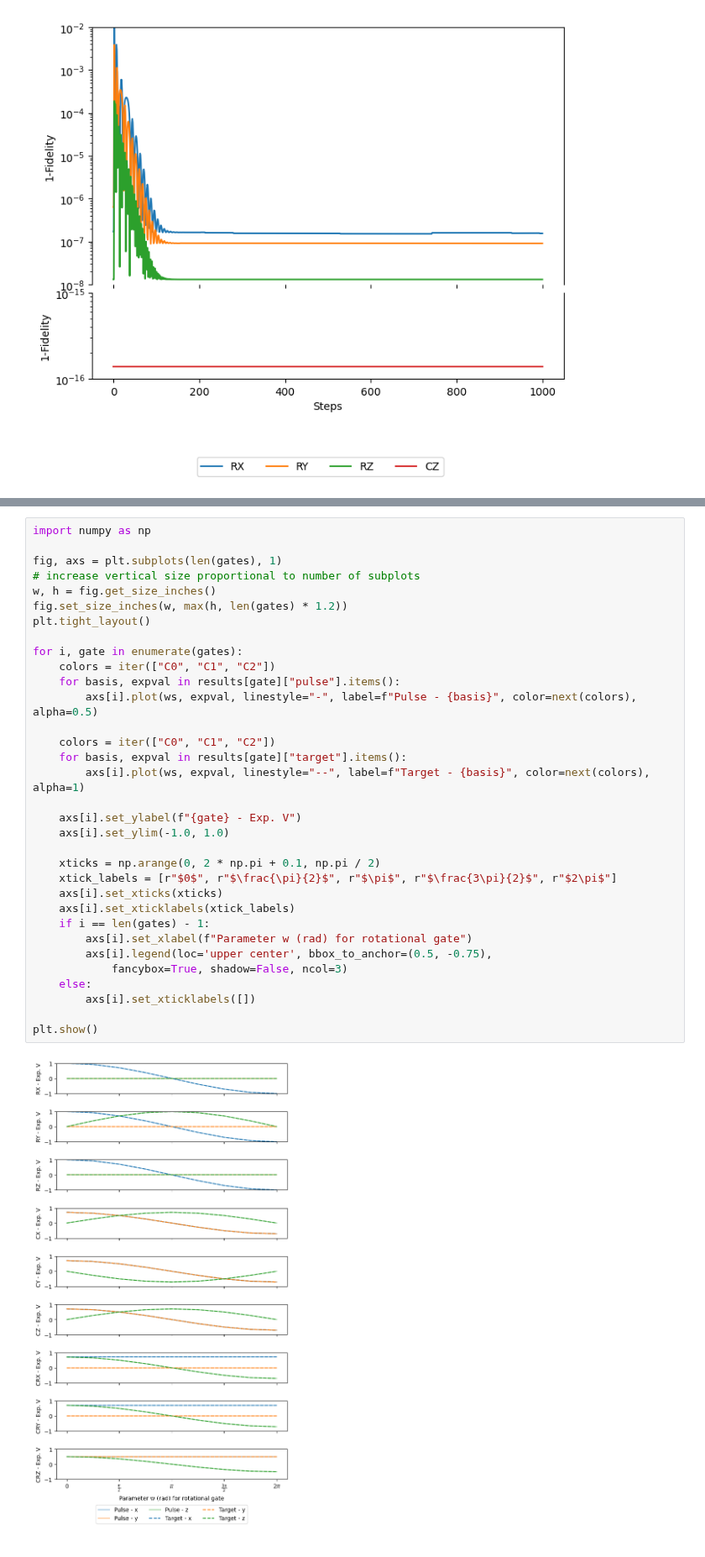
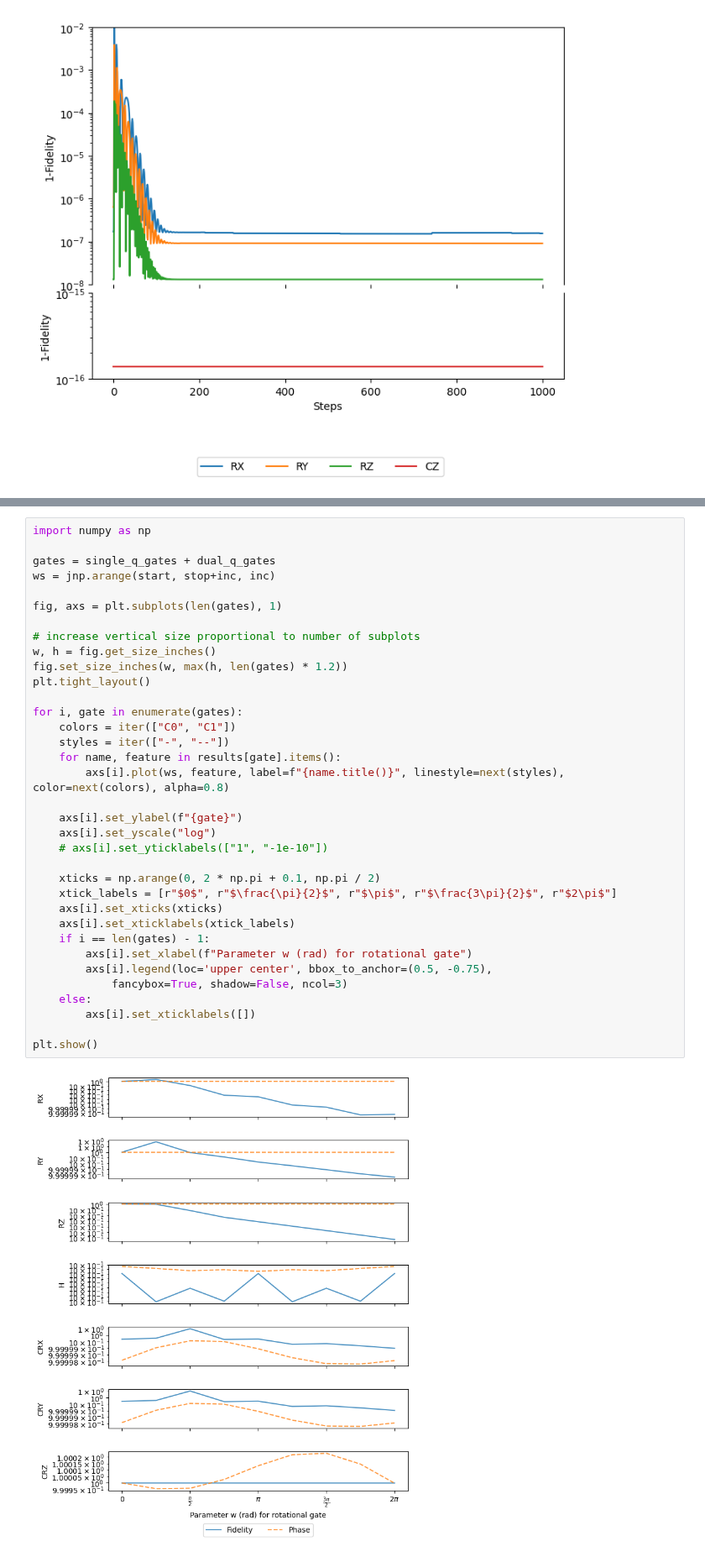
Before and after one commit to cirKITers/qml-essentials, a Jupyter notebook: docs/pulses.ipynb, the cells around one changed output, grey strips where cells are left out. Shown at 84% size. Saved outputs shown, nothing was run; the diff lists cells and outputs as text.

Commit message:
fidelity plots
Signed-off-by: Melvin Strobl <lc3267@kit.edu>

```diff
--- a/docs/pulses.ipynb
+++ b/docs/pulses.ipynb
@@ -306,35 +304,37 @@ Simulating CRZ gate - Parameter sweep 9/9
 # %%
 import numpy as np
 
+gates = single_q_gates + dual_q_gates
+ws = jnp.arange(start, stop+inc, inc)
+
 fig, axs = plt.subplots(len(gates), 1)
+
 # increase vertical size proportional to number of subplots
 w, h = fig.get_size_inches()
 fig.set_size_inches(w, max(h, len(gates) * 1.2))
 plt.tight_layout()
 
 for i, gate in enumerate(gates):
-    colors = iter(["C0", "C1", "C2"])
-    for basis, expval in results[gate]["pulse"].items():
-        axs[i].plot(ws, expval, linestyle="-", label=f"Pulse - {basis}", color=next(colors), alpha=0.5)
+    colors = iter(["C0", "C1"])
+    styles = iter(["-", "--"])
+    for name, feature in results[gate].items():
+        axs[i].plot(ws, feature, label=f"{name.title()}", linestyle=next(styles), color=next(colors), alpha=0.8)
 
-    colors = iter(["C0", "C1", "C2"])
-    for basis, expval in results[gate]["target"].items():
-        axs[i].plot(ws, expval, linestyle="--", label=f"Target - {basis}", color=next(colors), alpha=1)
-
-    axs[i].set_ylabel(f"{gate} - Exp. V")
-    axs[i].set_ylim(-1.0, 1.0)
+    axs[i].set_ylabel(f"{gate}")
+    axs[i].set_yscale("log")
+    # axs[i].set_yticklabels(["1", "-1e-10"])
 
     xticks = np.arange(0, 2 * np.pi + 0.1, np.pi / 2)
     xtick_labels = [r"$0$", r"$\frac{\pi}{2}$", r"$\pi$", r"$\frac{3\pi}{2}$", r"$2\pi$"]
     axs[i].set_xticks(xticks)
     axs[i].set_xticklabels(xtick_labels)
     if i == len(gates) - 1:
         axs[i].set_xlabel(f"Parameter w (rad) for rotational gate")
         axs[i].legend(loc='upper center', bbox_to_anchor=(0.5, -0.75),
             fancybox=True, shadow=False, ncol=3)
     else:
         axs[i].set_xticklabels([])
 
 plt.show()
 # %% [output]
-[figure, old version]
+[figure, new version]
```
Also changed, not shown: parts of 2 cells of this notebook.
